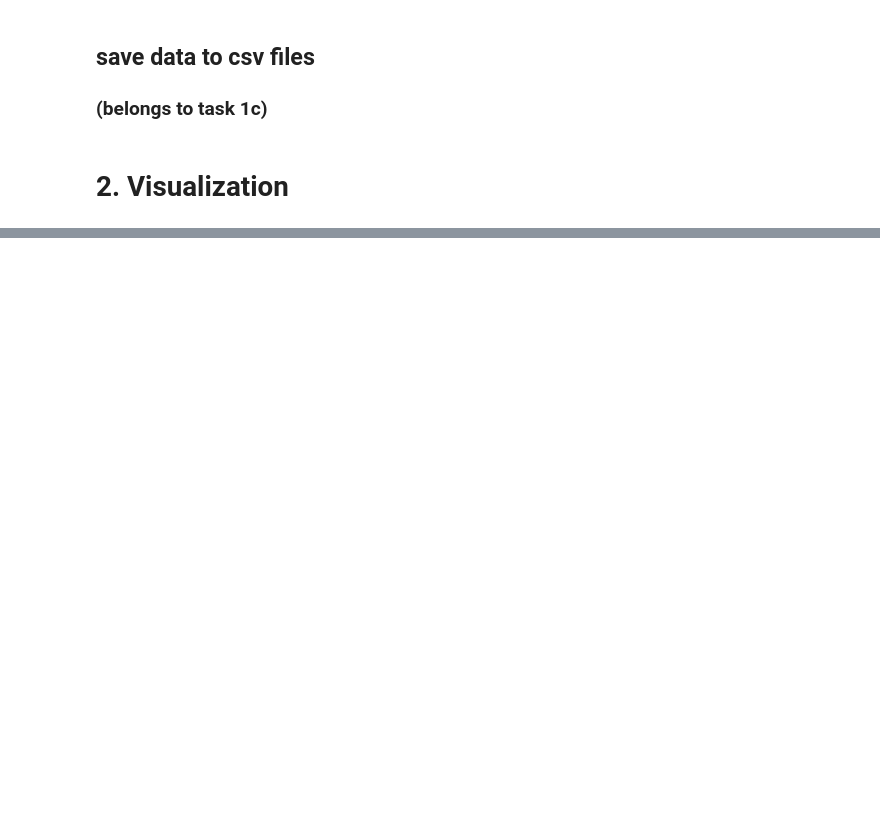
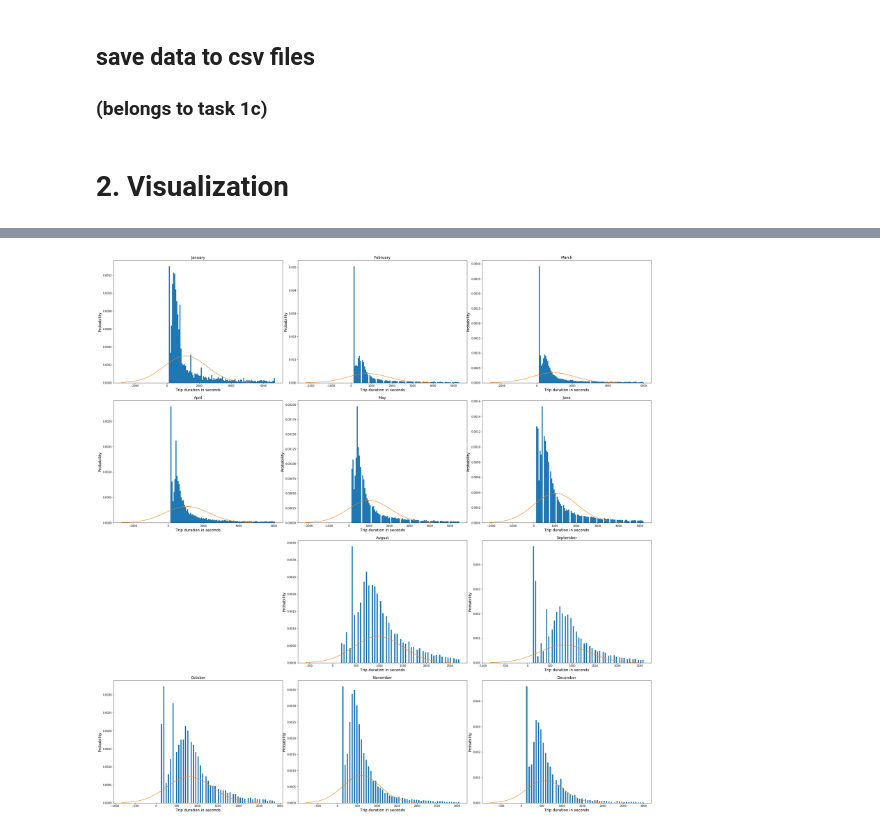
Before and after one commit to Tezzmo/PDS_Project, a Jupyter notebook: notebooks/MasterGuidelineNotebook.ipynb, the cells around one changed output, grey strips where cells are left out. Cells and saved outputs as stored; diff of their text form; code cells hidden in the pictures; blank space fills up the shorter version.

```diff
--- a/notebooks/MasterGuidelineNotebook.ipynb
+++ b/notebooks/MasterGuidelineNotebook.ipynb
@@ -65 +80,5 @@ dfTrips.head()
+# %%
+nextbike.visualization.visualizeDistributionOfTripsPerMonth(dfTrips).show()
+# %% [output]
+[figure, added]
 # %%
```
Also changed, not shown: parts of 29 cells of this notebook, 1 other file.
